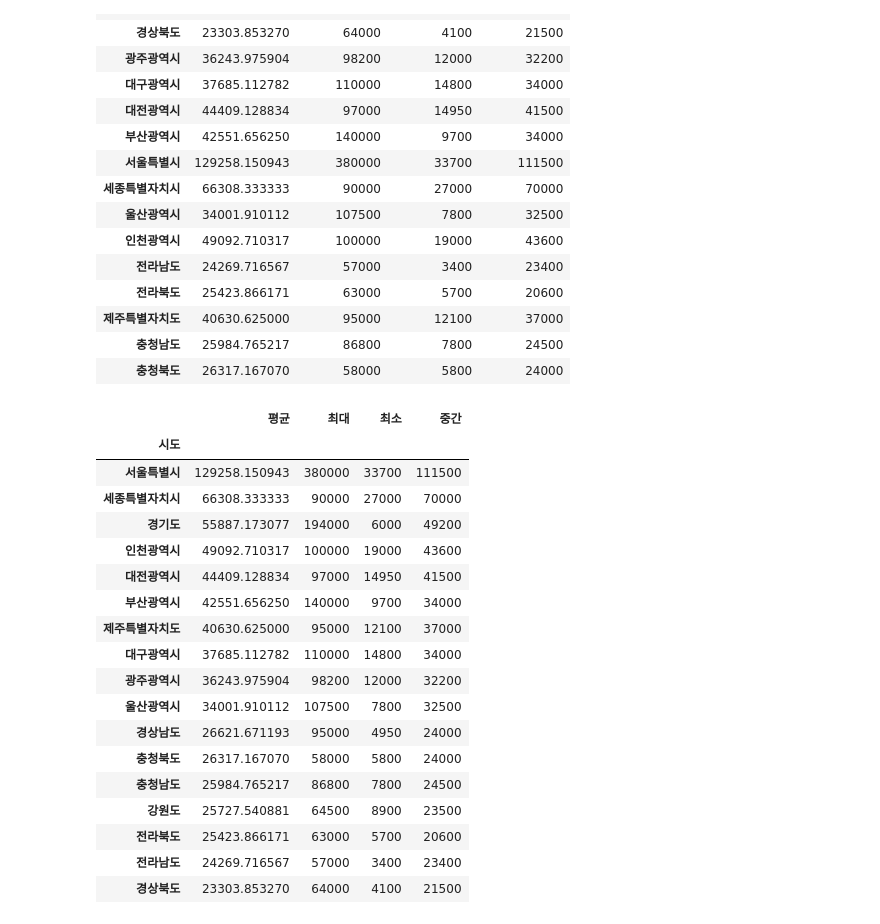
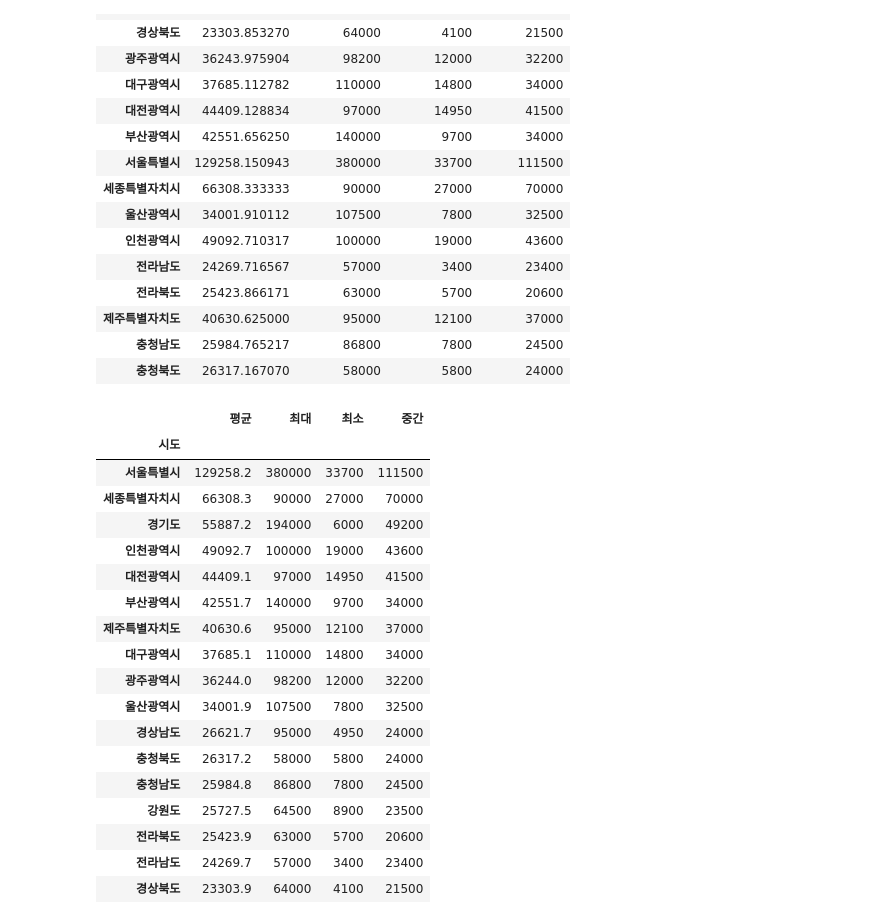
Before and after one commit to limetree-indigo/python-visualization, a Jupyter notebook: 13 아파트 실거래가 시각화/13 아파트 실거래가 데이터 수집.ipynb, the cells around one changed output. Cells and saved outputs as stored; diff of their text form; code cells hidden in the pictures.

```diff
--- a/13 아파트 실거래가 시각화/13 아파트 실거래가 데이터 수집.ipynb
+++ b/13 아파트 실거래가 시각화/13 아파트 실거래가 데이터 수집.ipynb
@@ -245,25 +245,26 @@ df_84_price
 df_84_price.columns=['평균','최대','최소','중간']
 # %%
 df_84_price = df_84_price.sort_values('평균', ascending=False)
-# %%
-rount(df_84_price['평균']
-# %% [output]
-|  | 평균 | 최대 | 최소 | 중간 |
-| 시도 |  |  |  |  |
-| 서울특별시 | 129258.150943 | 380000 | 33700 | 111500 |
-| 세종특별자치시 | 66308.333333 | 90000 | 27000 | 70000 |
-| 경기도 | 55887.173077 | 194000 | 6000 | 49200 |
-| 인천광역시 | 49092.710317 | 100000 | 19000 | 43600 |
-| 대전광역시 | 44409.128834 | 97000 | 14950 | 41500 |
-| 부산광역시 | 42551.656250 | 140000 | 9700 | 34000 |
-| 제주특별자치도 | 40630.625000 | 95000 | 12100 | 37000 |
-| 대구광역시 | 37685.112782 | 110000 | 14800 | 34000 |
-| 광주광역시 | 36243.975904 | 98200 | 12000 | 32200 |
-| 울산광역시 | 34001.910112 | 107500 | 7800 | 32500 |
-| 경상남도 | 26621.671193 | 95000 | 4950 | 24000 |
-| 충청북도 | 26317.167070 | 58000 | 5800 | 24000 |
-| 충청남도 | 25984.765217 | 86800 | 7800 | 24500 |
-| 강원도 | 25727.540881 | 64500 | 8900 | 23500 |
-| 전라북도 | 25423.866171 | 63000 | 5700 | 20600 |
-| 전라남도 | 24269.716567 | 57000 | 3400 | 23400 |
-| 경상북도 | 23303.853270 | 64000 | 4100 | 21500 |
+# %%
+df_84_price['평균']=round(df_84_price['평균'], 1)
+df_84_price
+# %% [output]
+|  | 평균 | 최대 | 최소 | 중간 |
+| 시도 |  |  |  |  |
+| 서울특별시 | 129258.2 | 380000 | 33700 | 111500 |
+| 세종특별자치시 | 66308.3 | 90000 | 27000 | 70000 |
+| 경기도 | 55887.2 | 194000 | 6000 | 49200 |
+| 인천광역시 | 49092.7 | 100000 | 19000 | 43600 |
+| 대전광역시 | 44409.1 | 97000 | 14950 | 41500 |
+| 부산광역시 | 42551.7 | 140000 | 9700 | 34000 |
+| 제주특별자치도 | 40630.6 | 95000 | 12100 | 37000 |
+| 대구광역시 | 37685.1 | 110000 | 14800 | 34000 |
+| 광주광역시 | 36244.0 | 98200 | 12000 | 32200 |
+| 울산광역시 | 34001.9 | 107500 | 7800 | 32500 |
+| 경상남도 | 26621.7 | 95000 | 4950 | 24000 |
+| 충청북도 | 26317.2 | 58000 | 5800 | 24000 |
+| 충청남도 | 25984.8 | 86800 | 7800 | 24500 |
+| 강원도 | 25727.5 | 64500 | 8900 | 23500 |
+| 전라북도 | 25423.9 | 63000 | 5700 | 20600 |
+| 전라남도 | 24269.7 | 57000 | 3400 | 23400 |
+| 경상북도 | 23303.9 | 64000 | 4100 | 21500 |
```
Also changed, not shown: parts of 3 cells of this notebook.
